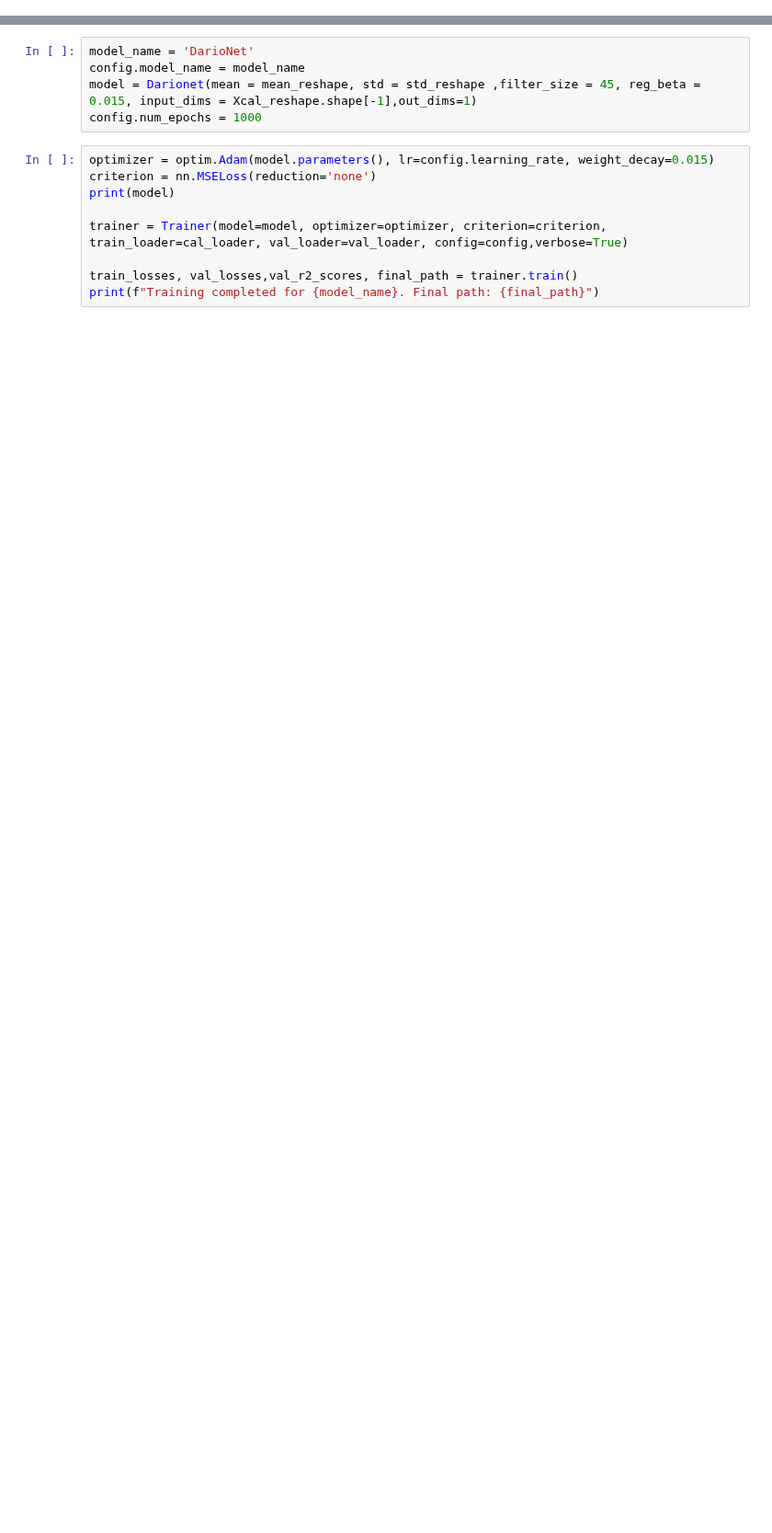
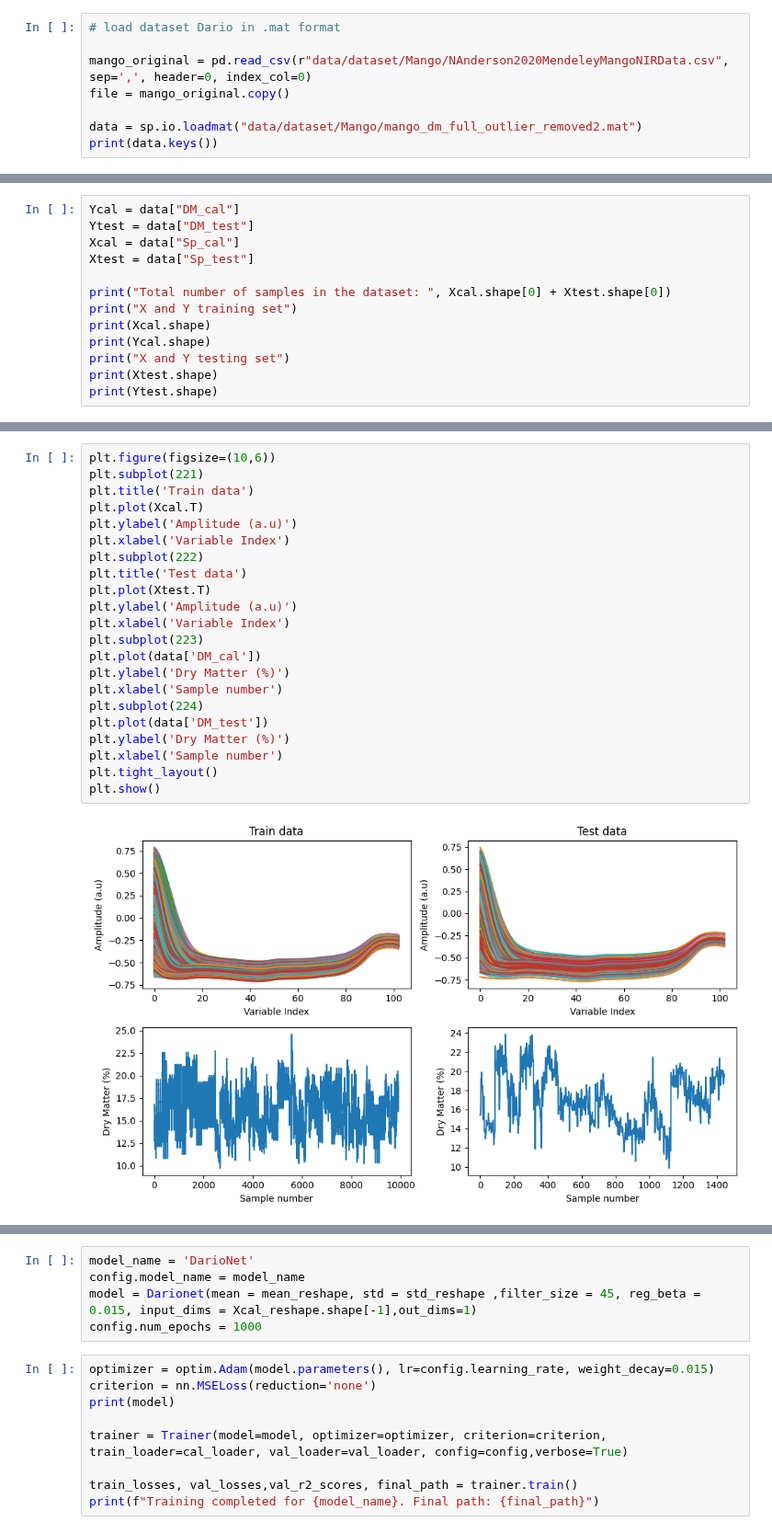
Before and after one commit to TEAM-AIOLY/Deep-Chemometrics, a Jupyter notebook: notebook/TMA_MAngo_Dariosplit_ok.ipynb, the cells around one changed output, grey strips where cells are left out. Shown at 92% size. Cells and saved outputs as stored; diff of their text form; blank space fills up the shorter version.

```diff
--- a/notebook/TMA_MAngo_Dariosplit_ok.ipynb
+++ b/notebook/TMA_MAngo_Dariosplit_ok.ipynb
@@ -272,0 +49,8 @@ Xtest_concat shape: (2338, 206, 6)
+# %%
+# load dataset Dario in .mat format
+
+mango_original = pd.read_csv(r"data/dataset/Mango/NAnderson2020MendeleyMangoNIRData.csv", sep=',', header=0, index_col=0)
+file = mango_original.copy()
+
+data = sp.io.loadmat("data/dataset/Mango/mango_dm_full_outlier_removed2.mat")
+print(data.keys())
@@ -272,0 +171,13 @@ Xtest_concat shape: (2338, 206, 6)
+# %%
+Ycal = data["DM_cal"]
+Ytest = data["DM_test"]
+Xcal = data["Sp_cal"]
+Xtest = data["Sp_test"]
+
+print("Total number of samples in the dataset: ", Xcal.shape[0] + Xtest.shape[0])
+print("X and Y training set")
+print(Xcal.shape)
+print(Ycal.shape)
+print("X and Y testing set")
+print(Xtest.shape)
+print(Ytest.shape)
@@ -272,0 +192,24 @@ Xtest_concat shape: (2338, 206, 6)
+# %%
+plt.figure(figsize=(10,6))
+plt.subplot(221)
+plt.title('Train data')
+plt.plot(Xcal.T)
+plt.ylabel('Amplitude (a.u)')
+plt.xlabel('Variable Index')
+plt.subplot(222)
+plt.title('Test data')
+plt.plot(Xtest.T)
+plt.ylabel('Amplitude (a.u)')
+plt.xlabel('Variable Index')
+plt.subplot(223)
+plt.plot(data['DM_cal'])
+plt.ylabel('Dry Matter (%)')
+plt.xlabel('Sample number')
+plt.subplot(224)
+plt.plot(data['DM_test'])
+plt.ylabel('Dry Matter (%)')
+plt.xlabel('Sample number')
+plt.tight_layout()
+plt.show()
+# %% [output]
+[figure, added]
```
Also changed, not shown: parts of 41 cells of this notebook.
